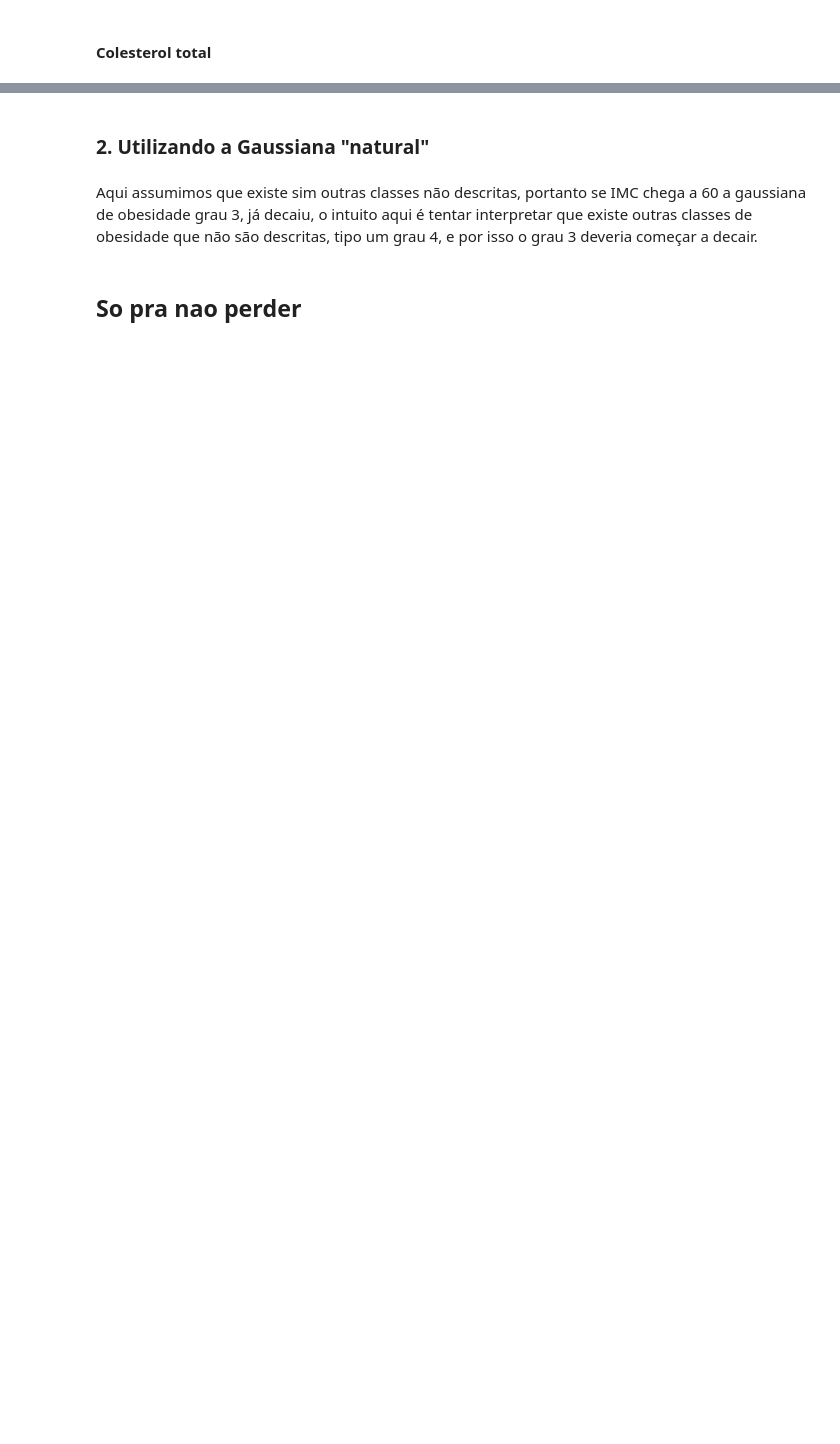
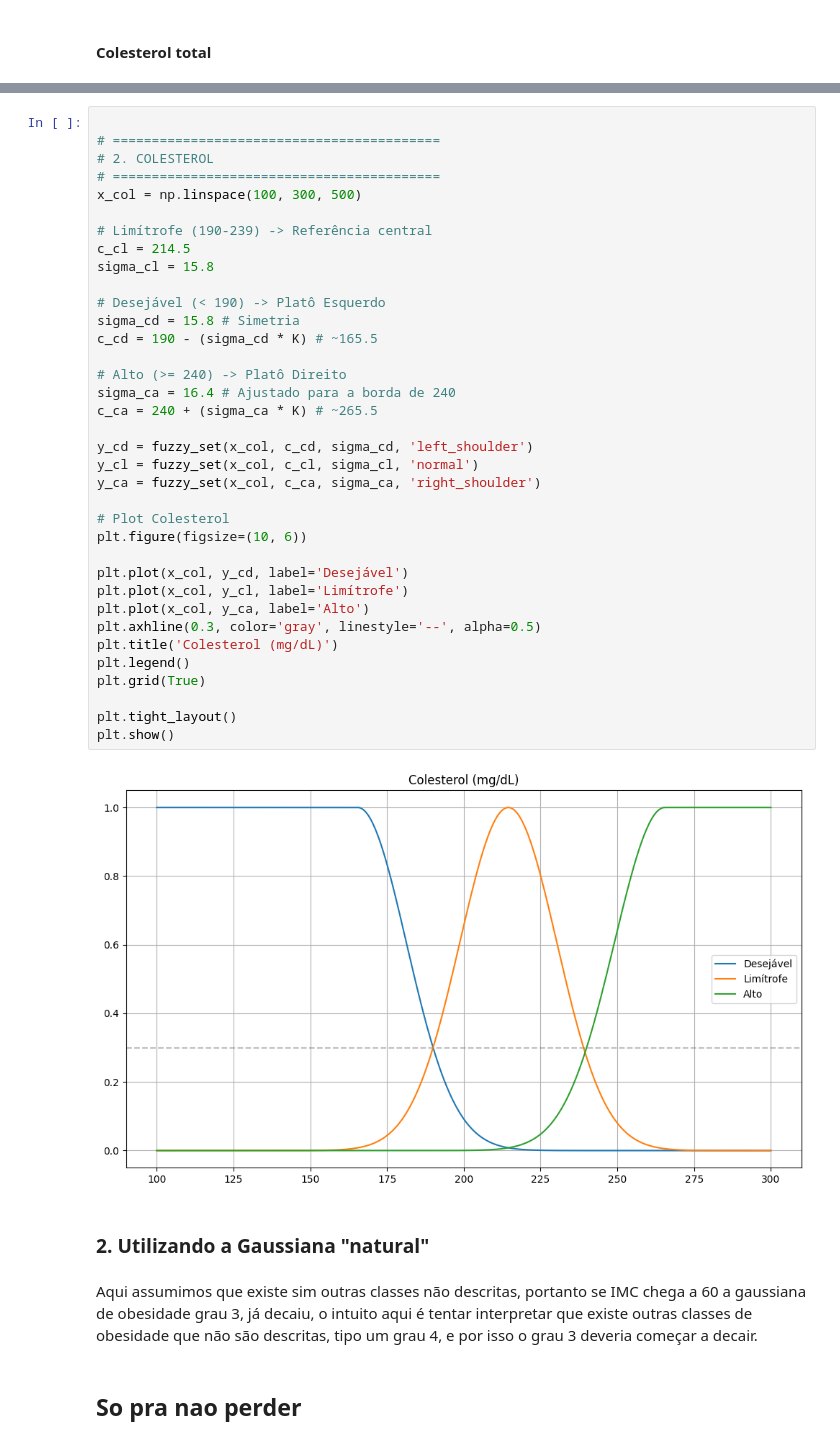
Before and after one commit to MtHenriqueF/Logica-Fuzzy, a Jupyter notebook: logicaFuzzy.ipynb, the cells around one changed output, grey strips where cells are left out. Cells and saved outputs as stored; diff of their text form; blank space fills up the shorter version.

```diff
--- a/logicaFuzzy.ipynb
+++ b/logicaFuzzy.ipynb
@@ -470,3 +472,41 @@ plt.show()
+# %%
+
+# ==========================================
+# 2. COLESTEROL
+# ==========================================
+x_col = np.linspace(100, 300, 500)
+
+# Limítrofe (190-239) -> Referência central
+c_cl = 214.5
+sigma_cl = 15.8
+
+# Desejável (< 190) -> Platô Esquerdo
+sigma_cd = 15.8 # Simetria
+c_cd = 190 - (sigma_cd * K) # ~165.5
+
+# Alto (>= 240) -> Platô Direito
+sigma_ca = 16.4 # Ajustado para a borda de 240
+c_ca = 240 + (sigma_ca * K) # ~265.5
+
+y_cd = fuzzy_set(x_col, c_cd, sigma_cd, 'left_shoulder')
+y_cl = fuzzy_set(x_col, c_cl, sigma_cl, 'normal')
+y_ca = fuzzy_set(x_col, c_ca, sigma_ca, 'right_shoulder')
+
+# Plot Colesterol
+plt.figure(figsize=(10, 6))
+
+plt.plot(x_col, y_cd, label='Desejável')
+plt.plot(x_col, y_cl, label='Limítrofe')
+plt.plot(x_col, y_ca, label='Alto')
+plt.axhline(0.3, color='gray', linestyle='--', alpha=0.5)
+plt.title('Colesterol (mg/dL)')
+plt.legend()
+plt.grid(True)
+
+plt.tight_layout()
+plt.show()
+# %% [output]
+[figure, added]
 # %% [markdown]
 ### 2. Utilizando a Gaussiana "natural"
 # %% [markdown]
```
Also changed, not shown: parts of 19 cells of this notebook.
